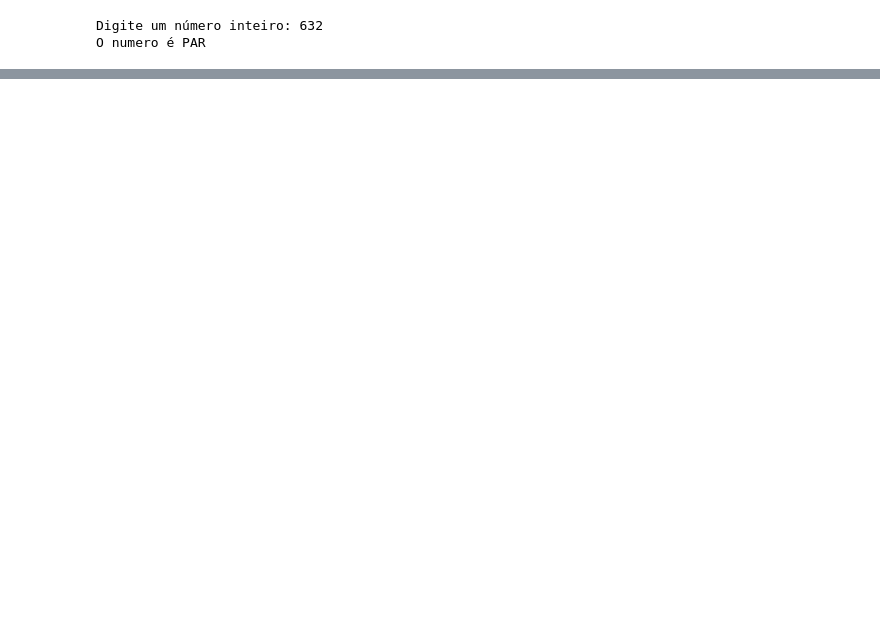
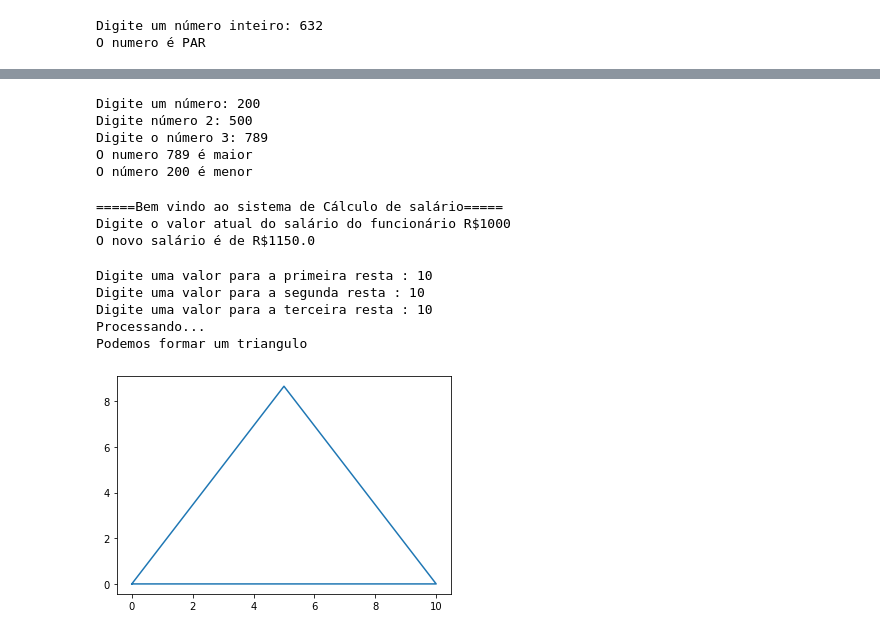
Before and after one commit to VonBeckera/Python, a Jupyter notebook: Estudos_python_davi_becker.ipynb, the cells around one changed output, grey strips where cells are left out. Saved outputs shown, nothing was run; the diff lists cells and outputs as text; code cells hidden in the pictures; blank space fills up the shorter version.

```diff
--- a/Estudos_python_davi_becker.ipynb
+++ b/Estudos_python_davi_becker.ipynb
@@ -702,0 +739,73 @@ O numero é PAR
+# %%
+# 33 maior ou menor número dentre 3
+
+n1 = int(input('Digite um número: '))
+n2 = int(input('Digite número 2: '))
+n3 = int(input('Digite o número 3: '))
+
+if n1 > n2 and n1 > n3:
+  print(f'O numero {n1} é maior')
+elif n2 > n1 and n2 > n3:
+  print(f'O número {n2} é maior')
+else:
+  print(f'O numero {n3} é maior')
+if n1 < n2 and n1 < n3:
+  print(f'O número {n1} é menor')
+elif n2 < n1 and n2 < n3:
+   print(f'O número {n2} é menor')
+else:
+  print(f'O número {n3} é menor')
+# %% [output]
+Digite um número: 200
+Digite número 2: 500
+Digite o número 3: 789
+O numero 789 é maior
+O número 200 é menor
+# %%
+# 34 cálculo de sálario
+
+print('=====Bem vindo ao sistema de Cálculo de salário=====')
+
+s = float(input('Digite o valor atual do salário do funcionário R$'))
+
+if s >= 1250.00:
+  ns = s + ((s/100)*10)
+  print(f'O novo Salário é de R${ns}')
+else:
+  ns1 = s + ((s/100 )* 15)
+  print(f'O novo salário é de R${ns1}')
+# %% [output]
+=====Bem vindo ao sistema de Cálculo de salário=====
+Digite o valor atual do salário do funcionário R$1000
+O novo salário é de R$1150.0
+# %%
+#35 formando um triângulo
+import matplotlib.pyplot as plt
+from time import sleep
+
+a = float(input('Digite uma valor para a primeira resta : '))
+b = float(input('Digite uma valor para a segunda resta : '))
+c = float(input('Digite uma valor para a terceira resta : '))
+
+if c < a + b:
+  # Calcula as coordenadas dos três vértices do triângulo
+  x1, y1 = 0, 0
+  x2, y2 = c, 0
+  x3 = (a**2 - b**2 + c**2) / (2 * c)
+  y3 = (a**2 - x3**2)**0.5
+
+  # Plota o triângulo
+  plt.plot([x1, x2, x3, x1], [y1, y2, y3, y1])
+  print('Processando...')
+  sleep(4)
+  print('Podemos formar um triangulo ')
+  plt.show()
+else:
+  print('Não é possivel fazer um \u25B2')
+# %% [output]
+Digite uma valor para a primeira resta : 10
+Digite uma valor para a segunda resta : 10
+Digite uma valor para a terceira resta : 10
+Processando...
+Podemos formar um triangulo
+[figure, added]
```
Also changed, not shown: parts of 4 cells of this notebook.
